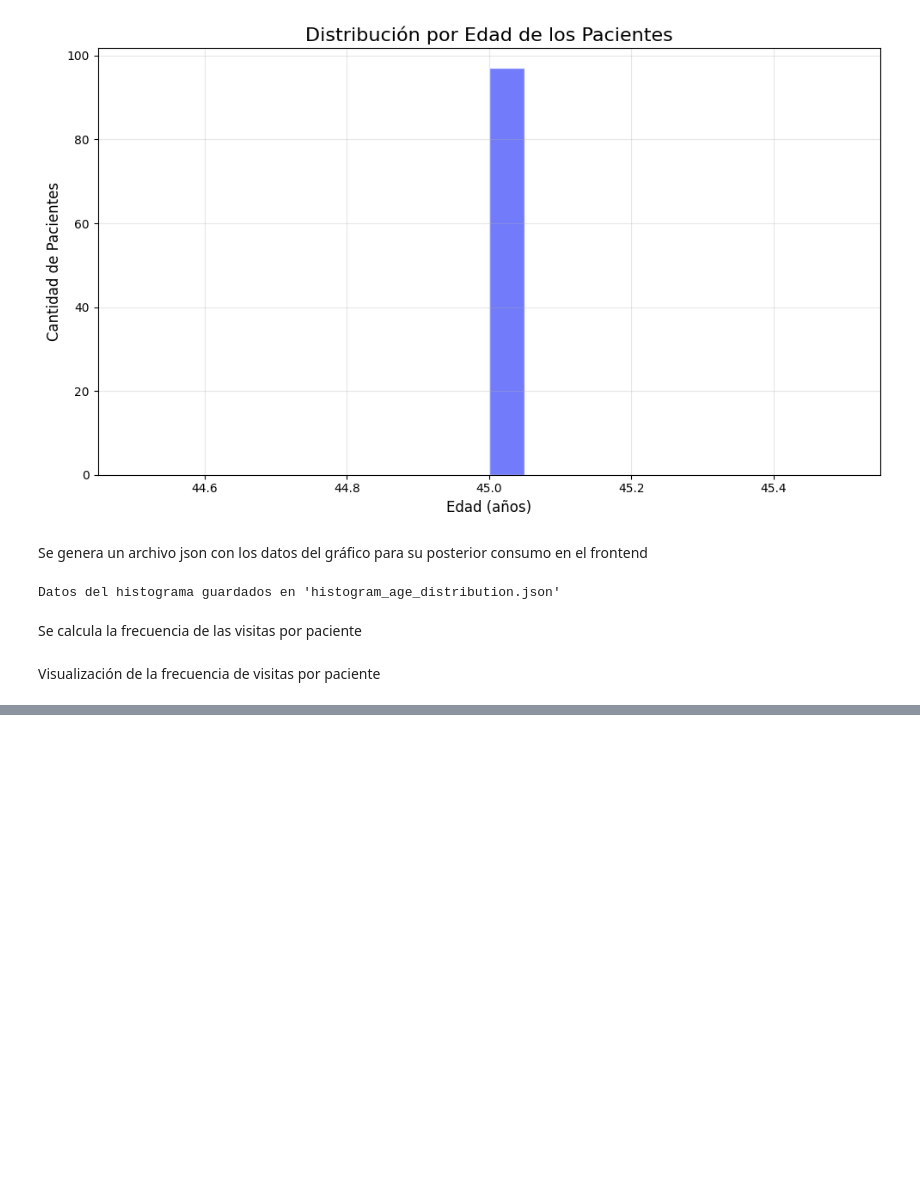
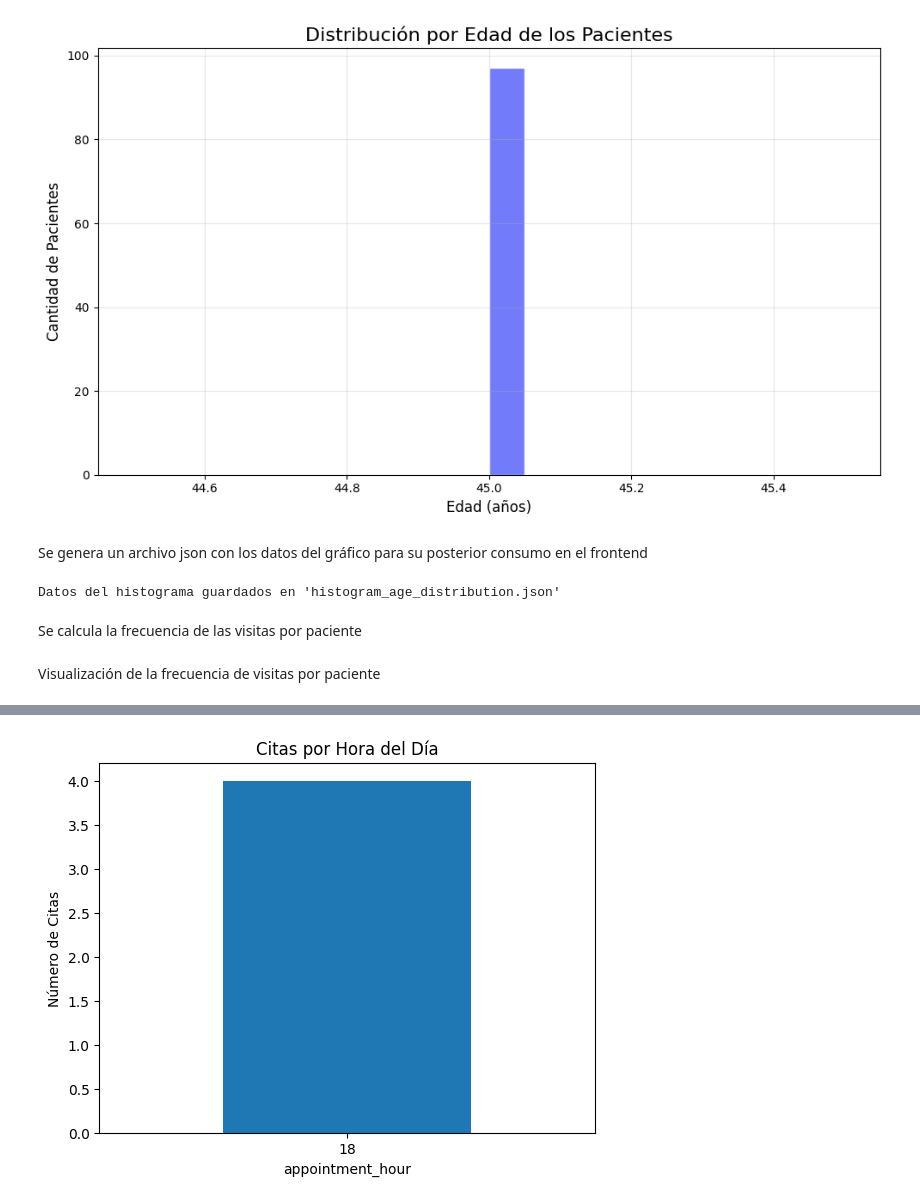
Before and after one commit to jorge210488/DentalRainMaker, a Jupyter notebook: notebooks/mongodb_connection.ipynb, the cells around one changed output, grey strips where cells are left out. Cells and saved outputs as stored; diff of their text form; code cells hidden in the pictures; blank space fills up the shorter version.

```diff
--- a/notebooks/mongodb_connection.ipynb
+++ b/notebooks/mongodb_connection.ipynb
@@ -397,0 +459,10 @@ plt.show()
+# %%
+# Distribución de citas por hora del día
+
+appointments_by_hour = df_appointments['appointment_hour'].value_counts().sort_index()
+appointments_by_hour.plot(kind='bar', title='Citas por Hora del Día')
+plt.ylabel('Número de Citas')
+plt.xticks(rotation=0)
+plt.show()
+# %% [output]
+[figure, added]
```
Also changed, not shown: parts of 23 cells of this notebook.
